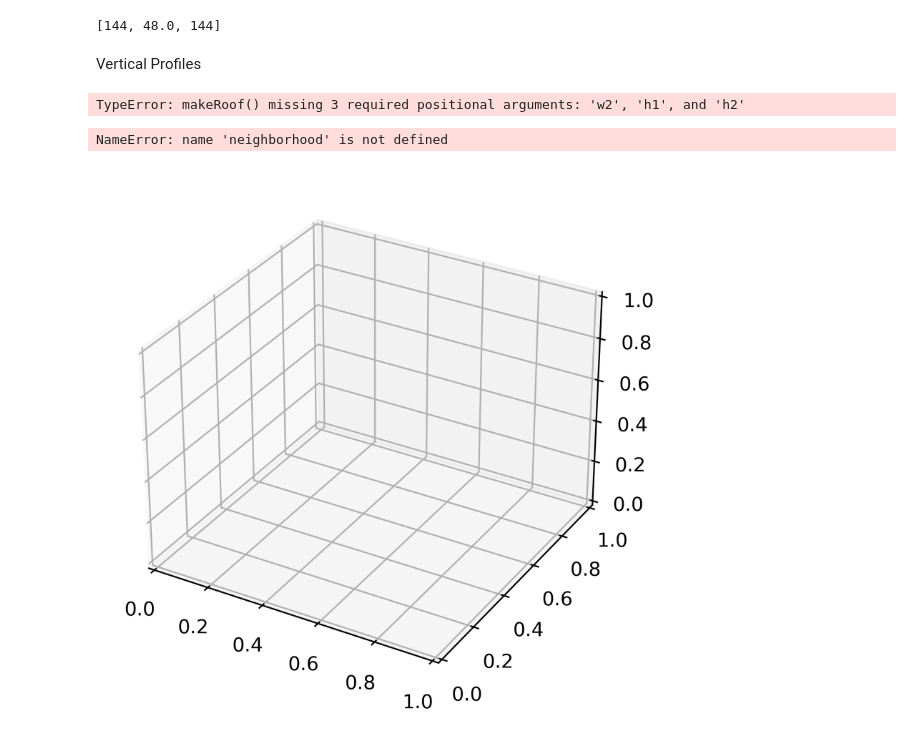
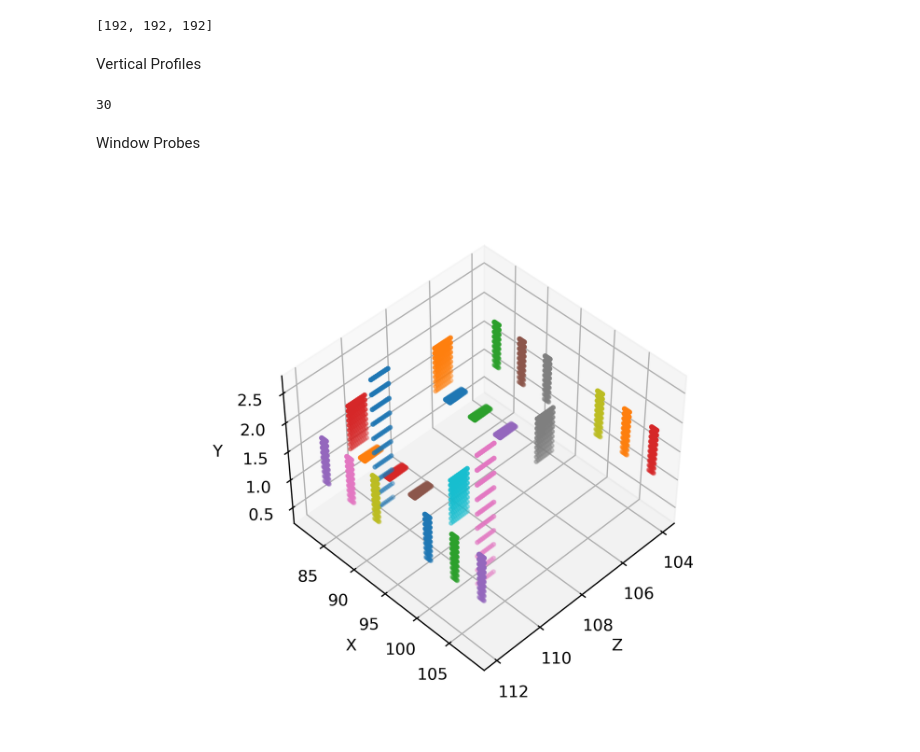
Before and after one commit to nbachand/city_block_cfd, a Jupyter notebook: config2_probe-setup.ipynb, the cells around one changed output. Drawn from its saved outputs; the diff is of its cells as text; code cells hidden in the pictures.

Commit message:
recovered most up to date geom/probe noetbook

```diff
--- a/config2_probe-setup.ipynb
+++ b/config2_probe-setup.ipynb
@@ -26,28 +30,28 @@ probe_write = True
 # %%
-x = 3
+x = 4
 y = 3
-z = 3
+z = 4
 wthick = .001*np.min([x,y,z])
 nx=3
 ny=1
 nz=2
 roof_height = y
 house_grid = [12,8]
-house_spacing = [4*y,6*y]
+house_spacing = [4*x,6*z]
 interior_house = (6,4)
+interior_house_skylights = (5,4)
 odd_offset = [2*z, 0]
 
 house_dims = [nx*x, ny*y + roof_height, nz*z]
 house_seperation = [house_spacing[0]-house_dims[0], 0, house_spacing[1]-house_dims[2]]
 
 domain_size = [house_grid[d]*house_spacing[d] for d in [0,1]]
-# domain_height = (max(domain_size) + ny*y + roof_height)/np.pi
-domain_height = max(domain_size) / 3
+domain_height = max(domain_size)
 domain_size.insert(1, domain_height)
 
 print(domain_size)
 # %% [output]
-[144, 48.0, 144]
+[192, 192, 192]
 # %% [markdown]
 Vertical Profiles
 # %%
@@ -71,10 +75,4 @@ rooms_params['wall_locations'] = [[0, 1, 'z']]
 # %%
-
-exterior = gC.ProbedGeom(cube([nx*x, ny*y, nz*z]))
-roof = gC.makeRoof((0, x*nx), (y*ny, ny*y + roof_height), (0, z*nz))
-doors = gC.makeDoors(rooms_params, y*.25, y*.75, 10, 10)
-windows = gC.makeWindows(rooms_params, y*.25, y*.25, 10, 10)
-open_walls = gC.openWalls(rooms_params, x-wthick, x-wthick, 0, 0)
 
 house_list = []
 house_coordinates = {}
@@ -85,9 +83,19 @@ nzhouses = range(-(odd_offset[1]>0),house_grid[1] + (odd_offset[1]<0))
 house_coordinate = {}
 
 for i in nxhouses:
+    exterior = gC.ProbedGeom(cube([nx*x, ny*y, nz*z]))
+    roof = gC.makeRoof(x*nx, x*nx*2/3, z*nz, 0, roof_height, y*ny)
+    doors = gC.makeDoors(rooms_params, y*.25, y*.75, 10, 10)
+    windows = gC.makeWindows(rooms_params, y*.25, y*.25, 10, 10)
+    walls = gC.openWalls(rooms_params, z-2*wthick, y-2*wthick, 0, 0)
+    skylights = gC.makeSkylights(rooms_params, y*.25, y*.25, 10, 10)
+    skylights.translate((0,0.1,0))
     for k in nzhouses:
         if (i,k) == interior_house:
-            house = exterior+roof-rooms-doors-windows-open_walls
+            house = exterior+roof-rooms-doors-windows-walls
+        elif (i,k) == interior_house_skylights:
+            house = exterior+roof-rooms-doors-windows-walls-skylights
+            house.append_names("skylights")
         else:
             house = exterior+roof
         if (i, k) in probe_cols:
@@ -101,48 +109,51 @@ for i in nxhouses:
         house.translate(house_coordinate)
         house_coordinates[(i,k)] =  house_coordinate
         house_list.append(house)
-
         house_coordinates[i, k] = [del_x, 0, del_z]
 
 houses = gC.sumProbedGeom(house_list)
 
 domain = gC.ProbedGeom(cube(domain_size))
-open_domain = gC.ProbedGeom(cube(domain_size))
-open_domain.translate([0, .5*z, 0])
 
 neighborhood = domain - houses
-open_houses = houses - open_domain
 
-geom_path = f"{scratch_dir}/city_block_geom/OpenSCAD/{category}"
+geom_path = f"{home_dir}/city_block_geom/OpenSCAD/{category}"
 if geom_write: scad_render_to_file(neighborhood.geom, f"{geom_path}/mesh_geom.scad")
+print(len(neighborhood.probes))
+
+if geom_write: scad_render_to_file(houses.geom, f"{geom_path}/houses.scad")
+open_space = gC.ProbedGeom(cube((domain_size[0], 2*y, domain_size[2])))
+open_space.translate((0, .9*y, 0))
+open_houses = houses - open_space
 if geom_write: scad_render_to_file(open_houses.geom, f"{geom_path}/open_houses.scad")
-if geom_write: scad_render_to_file(houses.geom, f"{geom_path}/houses.scad")
-print(len(neighborhood.probes))
 # %% [output]
-TypeError: makeRoof() missing 3 required positional arguments: 'w2', 'h1', and 'h2'
+30
+# %% [markdown]
+Window Probes
 # %%
 fig = plt.figure(dpi=400)
 ax = fig.add_subplot(projection='3d')
 
 n = 100
 
 # For each set of style and range settings, plot n random points in the box
 # defined by x in [23, 32], y in [0, 100], z in [zlow, zhigh].
 
 for p in neighborhood.probes:
     if "col" not in p["name"]:
-        ax.scatter(p["tile"][:,0], p["tile"][:,2], p["tile"][:,1], marker='.')
+        ax.scatter(p["tile"][:,0], p["tile"][:,1], p["tile"][:,2], marker='.')
 
-ax.set_xlabel('X Label')
-ax.set_ylabel('Z Label')
-ax.set_zlabel('Y Label')
+ax.set_xlabel('X')
+ax.set_ylabel('Y')
+ax.set_zlabel('Z')
+ax.view_init(elev=45, azim=45, roll=0, vertical_axis='y')
+# plt.axis('square')
 
 plt.show()
 
 if probe_write: neighborhood.write_probes(f"{scratch_dir}/CHARLES/{category}/R{run}/probes/locations/")
 # %% [output]
-NameError: name 'neighborhood' is not defined
-[figure, old version]
+[figure, new version]
 # %%
 # for p in neighborhood.probes:
 #     name = p['name']
```
Also changed, not shown: parts of 13 cells of this notebook.
